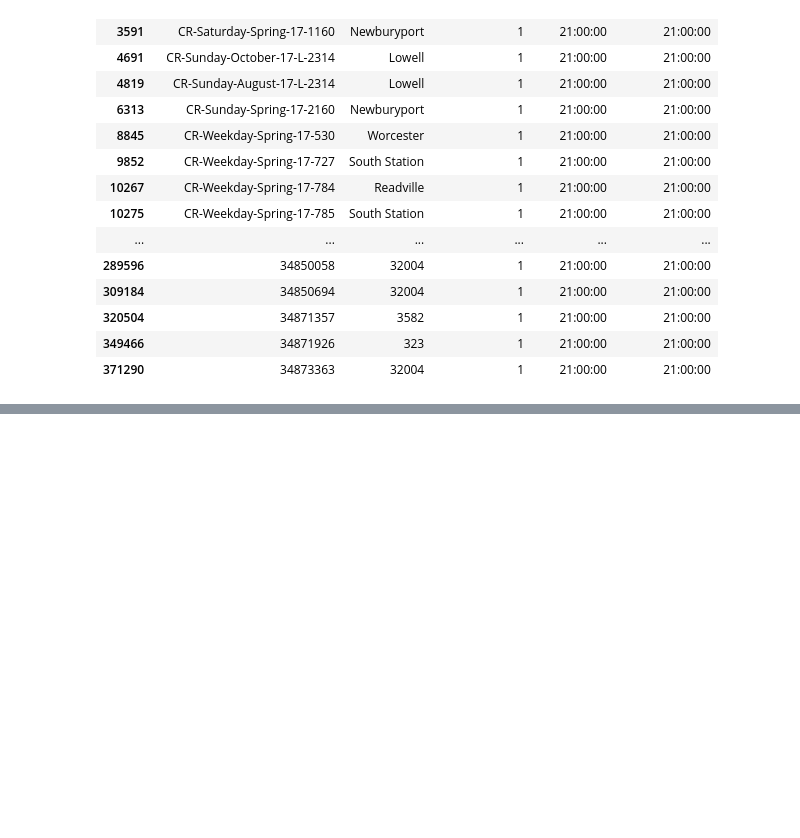
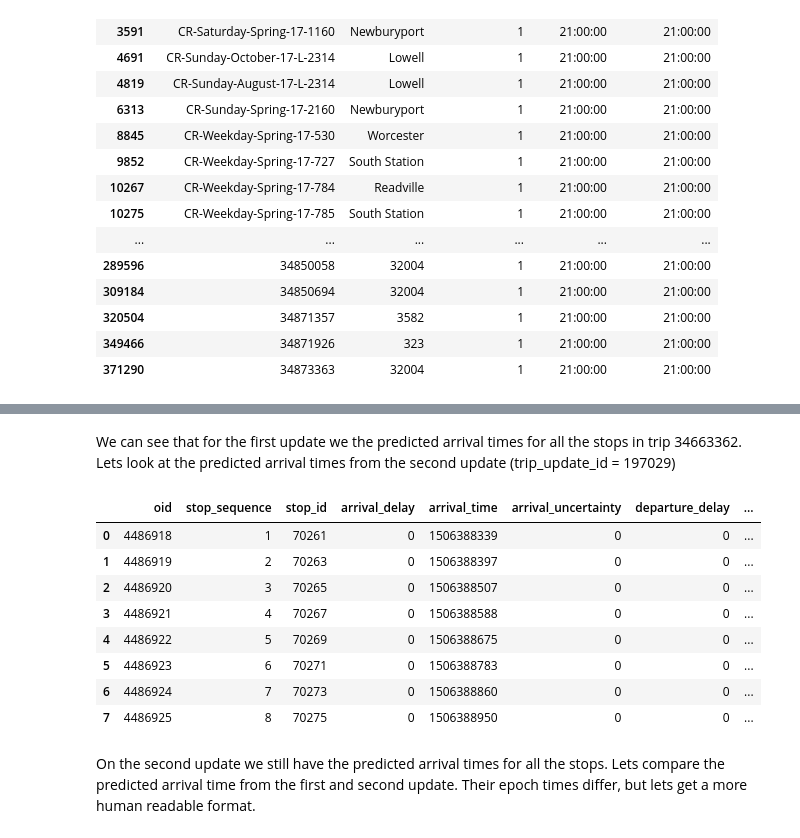
Before and after one commit to jmhern/GTFS_work, a Jupyter notebook: RealTimeDataAnalysis.ipynb, the cells around one changed output, grey strips where cells are left out. Cells and saved outputs as stored; diff of their text form; code cells hidden in the pictures; blank space fills up the shorter version.

```diff
--- a/RealTimeDataAnalysis.ipynb
+++ b/RealTimeDataAnalysis.ipynb
@@ -79,0 +117,17 @@ conn = sqlite3.connect('../../gtfs.db')
+# %% [markdown]
+We can see that for the first update we the predicted arrival times for all the stops in trip 34663362. Lets look at the predicted arrival times from the second update (trip_update_id = 197029)
+# %%
+second_update = pd.read_sql_query('select * from stop_time_updates where trip_update_id = 197029', conn)
+second_update
+# %% [output]
+|  | oid | stop_sequence | stop_id | arrival_delay | arrival_time | arrival_uncertainty | departure_delay | ... |
+| 0 | 4486918 | 1 | 70261 | 0 | 1506388339 | 0 | 0 | ... |
+| 1 | 4486919 | 2 | 70263 | 0 | 1506388397 | 0 | 0 | ... |
+| 2 | 4486920 | 3 | 70265 | 0 | 1506388507 | 0 | 0 | ... |
+| 3 | 4486921 | 4 | 70267 | 0 | 1506388588 | 0 | 0 | ... |
+| 4 | 4486922 | 5 | 70269 | 0 | 1506388675 | 0 | 0 | ... |
+| 5 | 4486923 | 6 | 70271 | 0 | 1506388783 | 0 | 0 | ... |
+| 6 | 4486924 | 7 | 70273 | 0 | 1506388860 | 0 | 0 | ... |
+| 7 | 4486925 | 8 | 70275 | 0 | 1506388950 | 0 | 0 | ... |
+# %% [markdown]
+On the second update we still have the predicted arrival times for all the stops. Lets compare the predicted arrival time from the first and second update. Their epoch times differ, but lets get a more human readable format.
```
Also changed, not shown: parts of 9 cells of this notebook.
